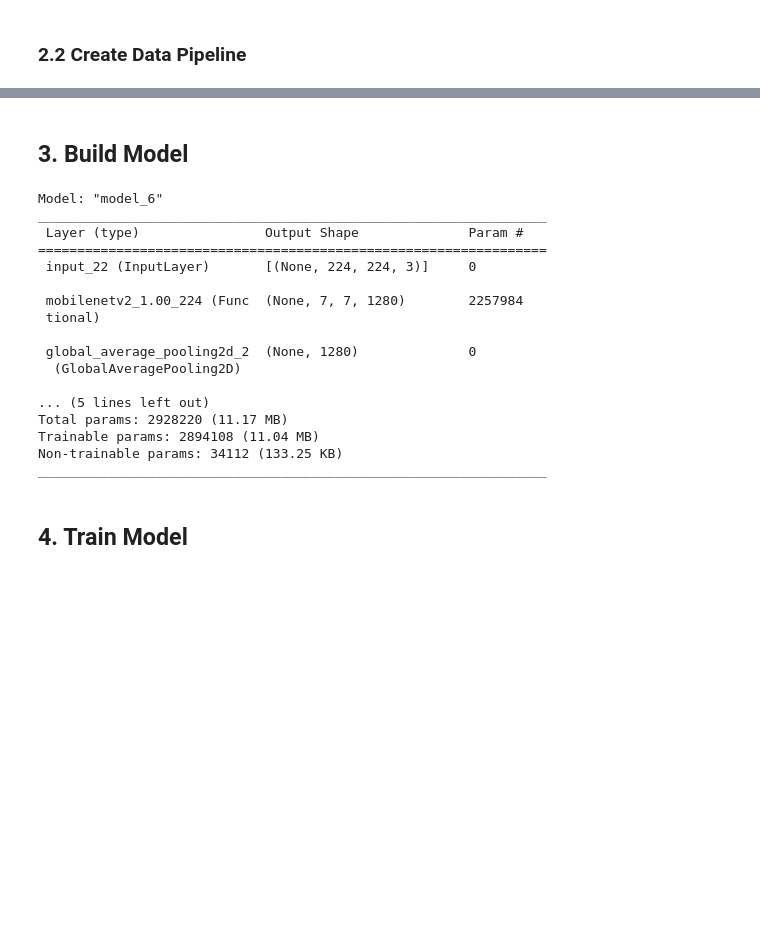
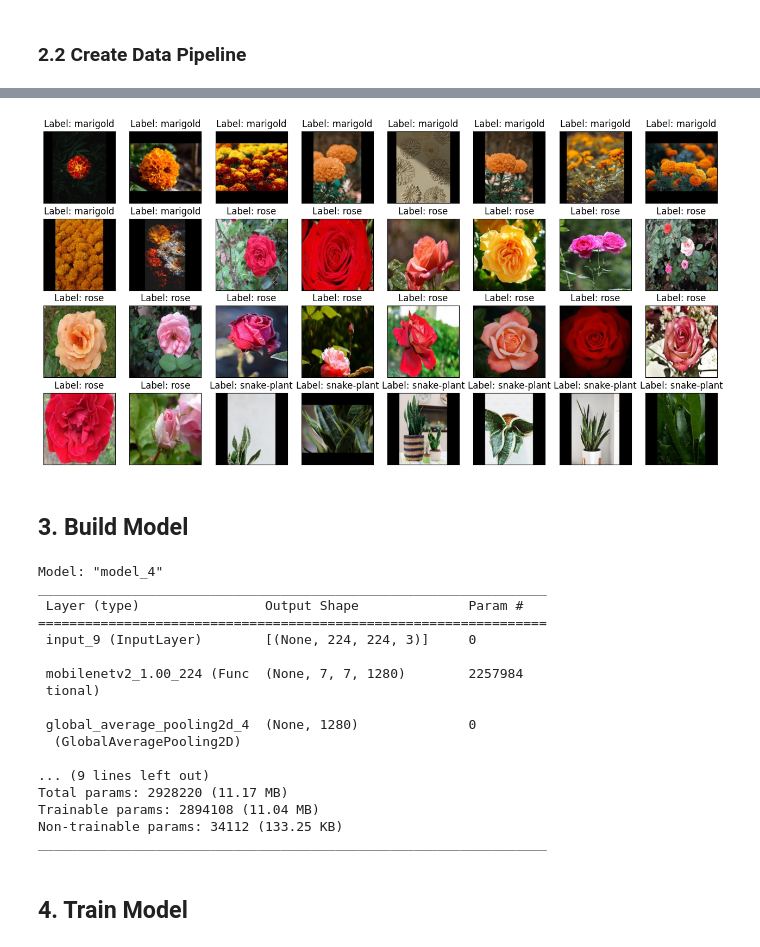
Before and after one commit to shba007/plant-lens-ai, a Jupyter notebook: scripts/maker/notebook.ipynb, the cells around one changed output, grey strips where cells are left out. Cells and saved outputs as stored; diff of their text form; code cells hidden in the pictures; blank space fills up the shorter version.

```diff
--- a/scripts/maker/notebook.ipynb
+++ b/scripts/maker/notebook.ipynb
@@ -101,0 +128,4 @@ Validation Batch labels shape: (32, 28)
+# %%
+peek_labels(validation_dataset, class_names=class_names)
+# %% [output]
+[figure, added]
@@ -102,55 +134,62 @@ Validation Batch labels shape: (32, 28)
 # %% [markdown]
 ## 3. Build Model
 # %%
-from tensorflow.keras import Model, layers, optimizers, models, callbacks
+from tensorflow.keras import Model, layers, optimizers, models, callbacks, applications
 import tensorflow_hub as hub
 
 
 def build_model():
     dimensions = 224
     input_layer = layers.Input(shape=(dimensions, dimensions, 3))
-    feature_extractor = tf.keras.applications.mobilenet_v2.MobileNetV2(
-      input_shape=(dimensions, dimensions, 3),
-      include_top=False,
+    feature_extractor = applications.mobilenet_v2.MobileNetV2(
+        input_shape=(dimensions, dimensions, 3),
+        include_top=False,
+        weights='imagenet'
     )(input_layer)
+    feature_extractor.trainable = False
     # feature_extractor = hub.KerasLayer('https://tfhub.dev/google/imagenet/mobilenet_v3_small_075_224/feature_vector/5', trainable=True)(input_layer)
     # flatten_layer = layers.Flatten()(feature_extractor)
     flatten_layer = layers.GlobalAveragePooling2D()(feature_extractor)
-    hidden_layer = layers.Dense(512, activation='relu')(flatten_layer)
-    predictions = layers.Dense(data_classes_count, activation='softmax')(hidden_layer)
+    dropout_layer = layers.Dropout(0.5)(flatten_layer)
+    hidden_layer = layers.Dense(512, activation='relu')(dropout_layer)
+    dropout_layer = layers.Dropout(0.5)(hidden_layer)
+    predictions = layers.Dense(
+        data_classes_count, activation='softmax')(dropout_layer)
     model = Model(inputs=input_layer, outputs=predictions)
 
     LEARNING_RATE = 0.0001
     optimizer = optimizers.Adam(learning_rate=LEARNING_RATE)
 
-    model.compile(optimizer=optimizer, loss='categorical_crossentropy', metrics=['accuracy'])
+    model.compile(optimizer=optimizer,
+                  loss='sparse_categorical_crossentropy', metrics=['accuracy'])
 
     return model
+
 
 DEVELOPMENT_MODEL_PATH = f"{ROOT_PATH}/model/develop"
 VERSION_TAG = "0.2.0-46"
 BUILD_MODEL = True
 
 if BUILD_MODEL:
-  model = build_model()
+    model = build_model()
 else:
-  model = models.load_model(f'{DEVELOPMENT_MODEL_PATH}/v{VERSION_TAG}.keras')
+    model = models.load_model(f'{DEVELOPMENT_MODEL_PATH}/v{VERSION_TAG}.keras')
 
 model.summary()
 # %% [output]
-Model: "model_6"
+Model: "model_4"
 _________________________________________________________________
  Layer (type)                Output Shape              Param #
 =================================================================
- input_22 (InputLayer)       [(None, 224, 224, 3)]     0
+ input_9 (InputLayer)        [(None, 224, 224, 3)]     0
 
  mobilenetv2_1.00_224 (Func  (None, 7, 7, 1280)        2257984
  tional)
 
- global_average_pooling2d_2  (None, 1280)              0
+ global_average_pooling2d_4  (None, 1280)              0
   (GlobalAveragePooling2D)
 
-... (5 lines left out)
+... (9 lines left out)
 Total params: 2928220 (11.17 MB)
 Trainable params: 2894108 (11.04 MB)
 Non-trainable params: 34112 (133.25 KB)
```
Also changed, not shown: parts of 13 cells of this notebook, 4 other files.
